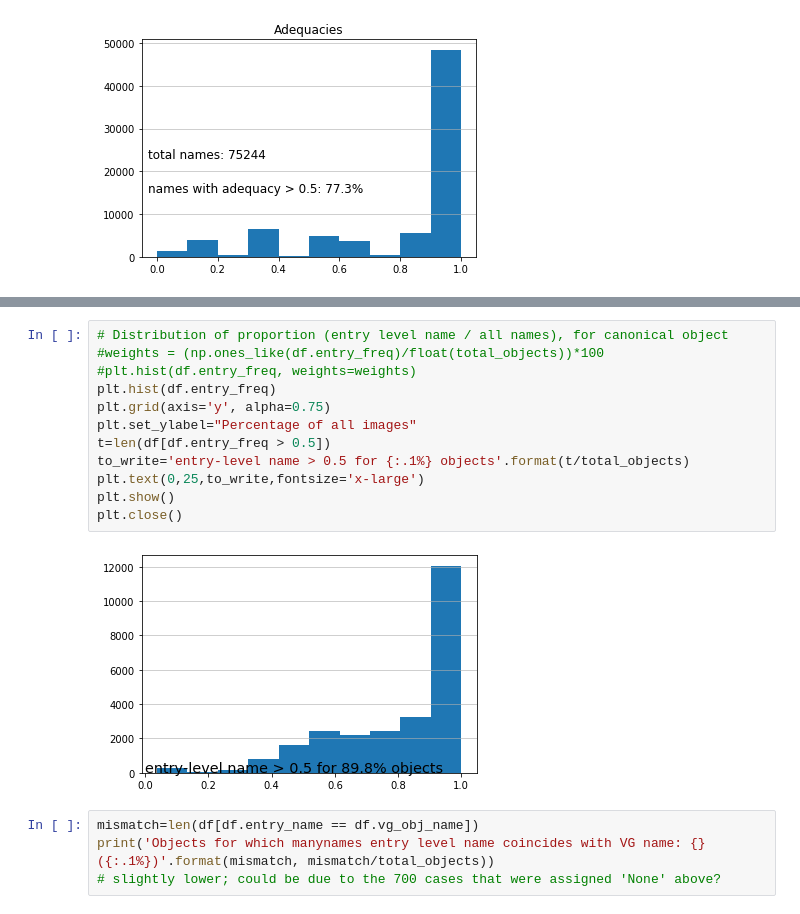
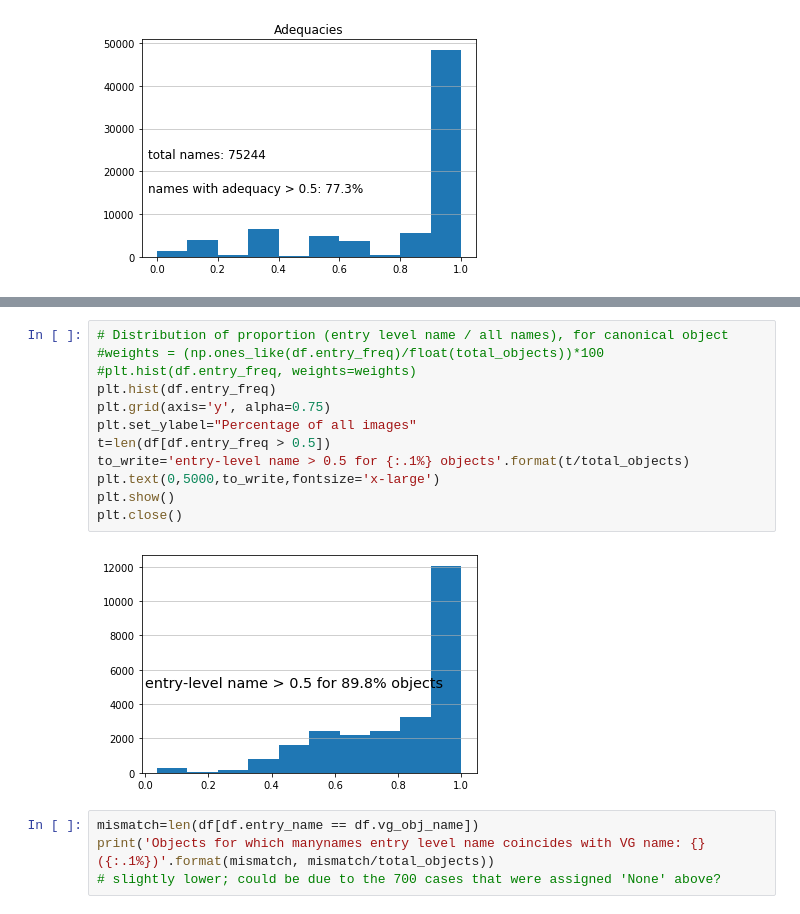
Before and after one commit to sinazarriess/many_names_collection, a Jupyter notebook: analysis/analysis_verification_phase.ipynb, the cells around one changed output, grey strips where cells are left out. Cells and saved outputs as stored; diff of their text form.

```diff
--- a/analysis/analysis_verification_phase.ipynb
+++ b/analysis/analysis_verification_phase.ipynb
@@ -162,17 +138,17 @@ Index(['vg_img_id', 'cat', 'synset', 'vg_obj_name', 'responses_r0', 'opt-outs',
 # %%
 # Distribution of proportion (entry level name / all names), for canonical object
 #weights = (np.ones_like(df.entry_freq)/float(total_objects))*100
 #plt.hist(df.entry_freq, weights=weights)
 plt.hist(df.entry_freq)
 plt.grid(axis='y', alpha=0.75)
 plt.set_ylabel="Percentage of all images"
 t=len(df[df.entry_freq > 0.5])
 to_write='entry-level name > 0.5 for {:.1%} objects'.format(t/total_objects)
-plt.text(0,25,to_write,fontsize='x-large')
+plt.text(0,5000,to_write,fontsize='x-large')
 plt.show()
 plt.close()
 # %% [output]
-[figure, old version]
+[figure, new version]
 # %%
 mismatch=len(df[df.entry_name == df.vg_obj_name])
 print('Objects for which manynames entry level name coincides with VG name: {} ({:.1%})'.format(mismatch, mismatch/total_objects))
```
Also changed, not shown: parts of 10 cells of this notebook.
